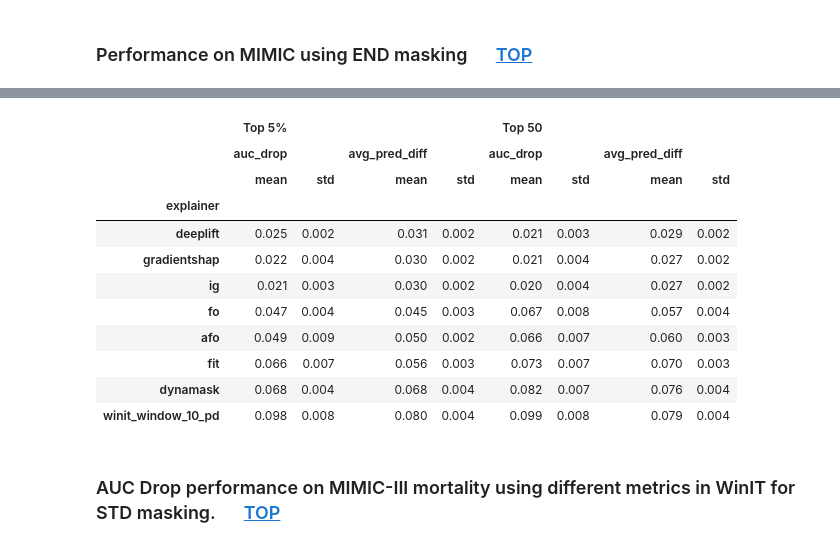
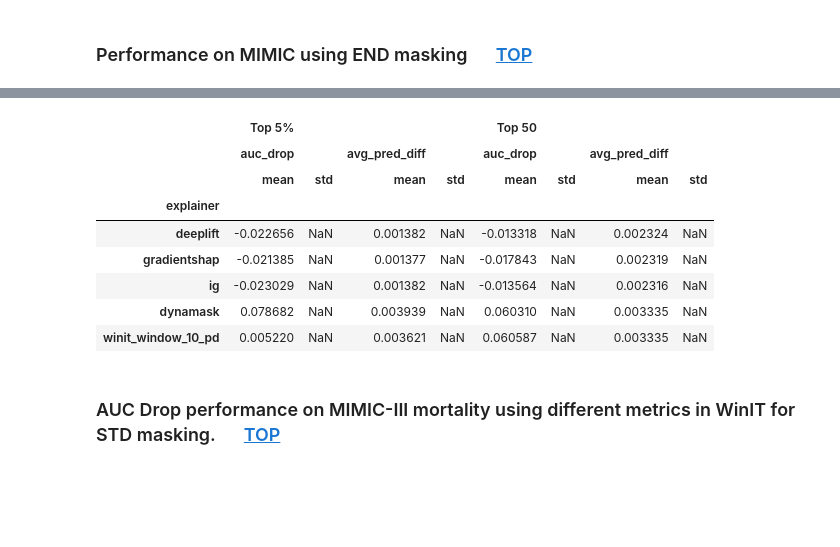
Before and after one commit to visriv/rambit, a Jupyter notebook: scripts/Reproduce.ipynb, the cells around one changed output, grey strips where cells are left out. Cells and saved outputs as stored; diff of their text form; code cells hidden in the pictures; blank space fills up the shorter version.

```diff
--- a/scripts/Reproduce.ipynb
+++ b/scripts/Reproduce.ipynb
@@ -265,5 +356,6 @@ plt.show()
 # %%
-df = pd.read_csv("../output/gru1layer/mimic/results.csv")
+dataset_name = 'mitecg'
+df = pd.read_csv(f"../output/gru1layer/{dataset_name}/results.csv")
 df["explainer"] = df["explainer"].apply(simplify_explainer_str)
 df = df.rename(columns={"level_0": "drop"})
 # %% [markdown]
@@ -271,31 +383,35 @@ df = df.rename(columns={"level_0": "drop"})
 # %%
 show_std = True
 
-explainers = ["deeplift", "gradientshap", "ig", "fo", "afo", "fit", "dynamask", "winit_window_10_pd"]
+explainers = ["deeplift",
+              "gradientshap",
+                "ig",
+                  # "fo", "afo",
+                  # "fit",
+                  "dynamask",
+                  "winit_window_10_pd"
+                  ]
 to_show = ["mean", "std"] if show_std else ["mean"]
 dh = (df.drop(["cv", "avg_masked_count"], axis=1)
       .groupby(by=["drop", "explainer"])
       .agg(to_show)
       .reset_index(0)
       .loc[explainers]
      )
 
 dh_1 = dh[dh["drop"] == "top50_end_mean"].drop("drop", axis=1, level=0)
 dh_2 = dh[dh["drop"] == "globaltop5_end_mean"].drop("drop", axis=1, level=0)
 pd.concat({"Top 5%": dh_2, "Top 50": dh_1}, axis=1)
 # %% [output]
 |  | Top 5% |  |  |  | Top 50 |  |  |  |
 |  | auc_drop |  | avg_pred_diff |  | auc_drop |  | avg_pred_diff |  |
 |  | mean | std | mean | std | mean | std | mean | std |
 | explainer |  |  |  |  |  |  |  |  |
-| deeplift | 0.025 | 0.002 | 0.031 | 0.002 | 0.021 | 0.003 | 0.029 | 0.002 |
-| gradientshap | 0.022 | 0.004 | 0.030 | 0.002 | 0.021 | 0.004 | 0.027 | 0.002 |
-| ig | 0.021 | 0.003 | 0.030 | 0.002 | 0.020 | 0.004 | 0.027 | 0.002 |
-| fo | 0.047 | 0.004 | 0.045 | 0.003 | 0.067 | 0.008 | 0.057 | 0.004 |
-| afo | 0.049 | 0.009 | 0.050 | 0.002 | 0.066 | 0.007 | 0.060 | 0.003 |
-| fit | 0.066 | 0.007 | 0.056 | 0.003 | 0.073 | 0.007 | 0.070 | 0.003 |
-| dynamask | 0.068 | 0.004 | 0.068 | 0.004 | 0.082 | 0.007 | 0.076 | 0.004 |
-| winit_window_10_pd | 0.098 | 0.008 | 0.080 | 0.004 | 0.099 | 0.008 | 0.079 | 0.004 |
+| deeplift | -0.022656 | NaN | 0.001382 | NaN | -0.013318 | NaN | 0.002324 | NaN |
+| gradientshap | -0.021385 | NaN | 0.001377 | NaN | -0.017843 | NaN | 0.002319 | NaN |
+| ig | -0.023029 | NaN | 0.001382 | NaN | -0.013564 | NaN | 0.002316 | NaN |
+| dynamask | 0.078682 | NaN | 0.003939 | NaN | 0.060310 | NaN | 0.003335 | NaN |
+| winit_window_10_pd | 0.005220 | NaN | 0.003621 | NaN | 0.060587 | NaN | 0.003335 | NaN |
 # %% [markdown]
 ### AUC Drop performance on MIMIC-III mortality using different metrics in WinIT for STD masking. <a class="anchor" id="bullet6"></a>$\quad$ [TOP](#bullet0)
 # %%
```
Also changed, not shown: parts of 7 cells of this notebook, 20 other files.
